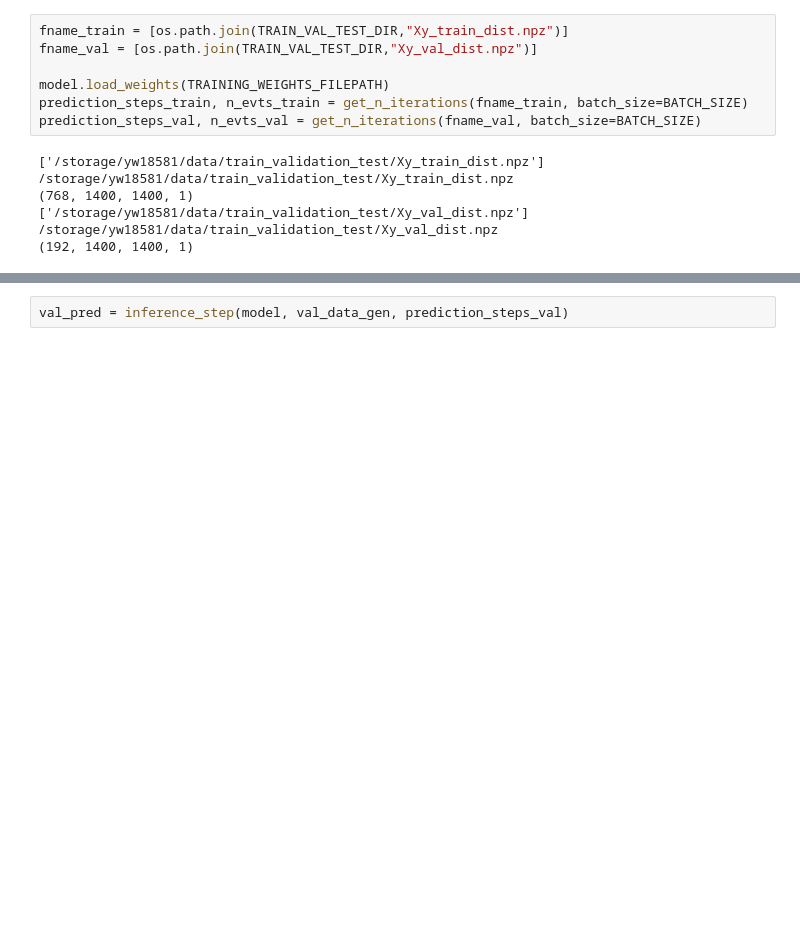
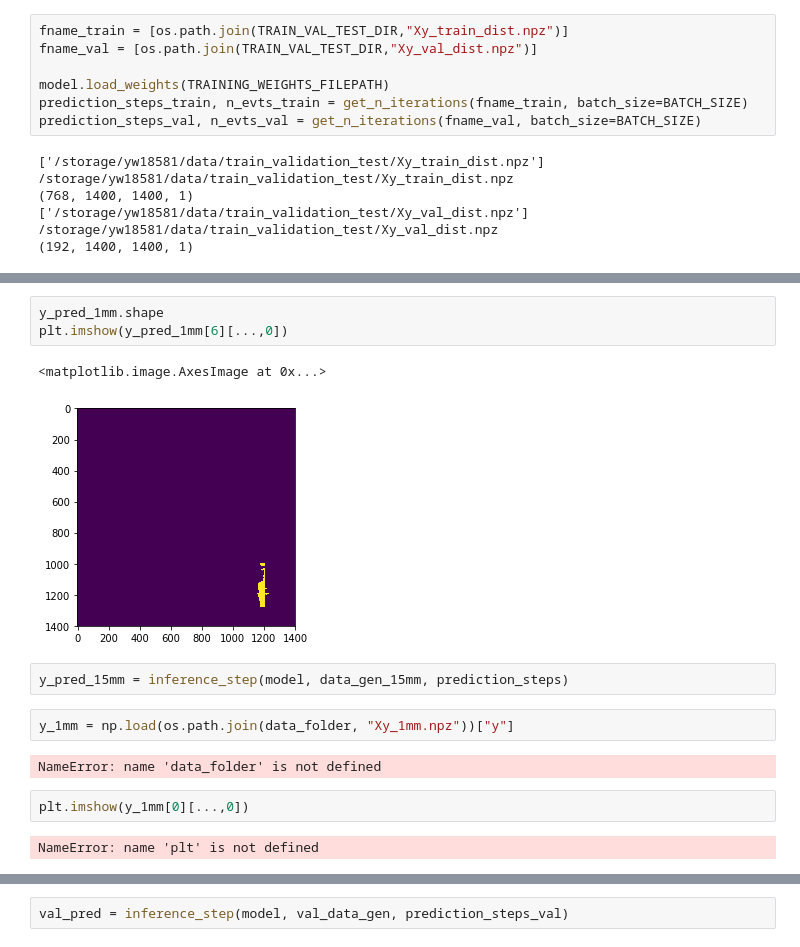
Before and after one commit to cdesio/leaf_reco, a Jupyter notebook: notebooks/predict_model-dt.ipynb, the cells around one changed output, grey strips where cells are left out. Saved outputs shown, nothing was run; the diff lists cells and outputs as text; blank space fills up the shorter version.

```diff
--- a/notebooks/predict_model-dt.ipynb
+++ b/notebooks/predict_model-dt.ipynb
@@ -133,0 +149,16 @@ train_pred = inference_step(model, train_data_gen, prediction_steps_train)
+# %%
+y_pred_1mm.shape
+plt.imshow(y_pred_1mm[6][...,0])
+# %% [output]
+<matplotlib.image.AxesImage at 0x...>
+[figure, added]
+# %%
+y_pred_15mm = inference_step(model, data_gen_15mm, prediction_steps)
+# %%
+y_1mm = np.load(os.path.join(data_folder, "Xy_1mm.npz"))["y"]
+# %% [output]
+NameError: name 'data_folder' is not defined
+# %%
+plt.imshow(y_1mm[0][...,0])
+# %% [output]
+NameError: name 'plt' is not defined
```
Also changed, not shown: parts of 23 cells of this notebook.
